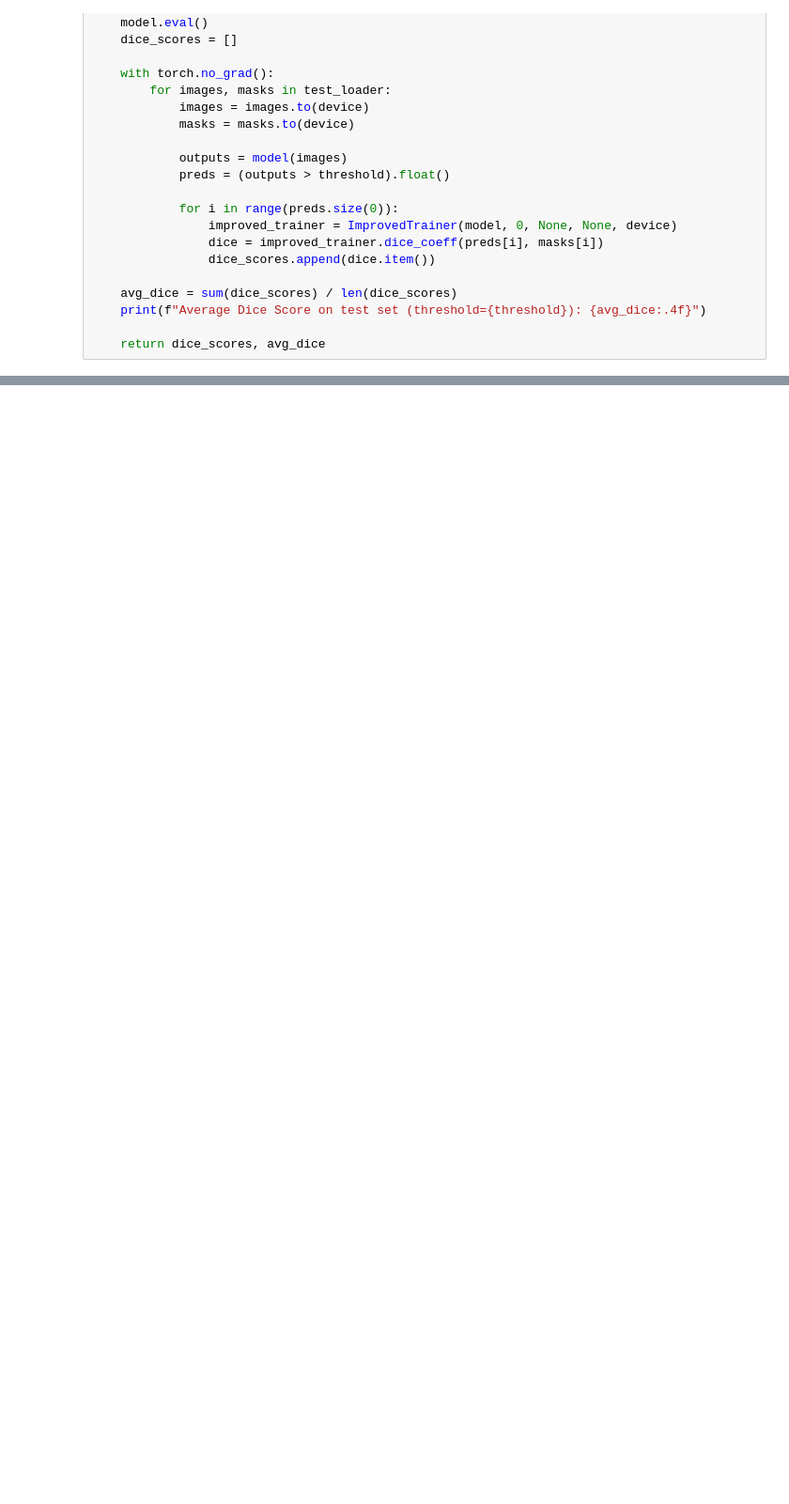
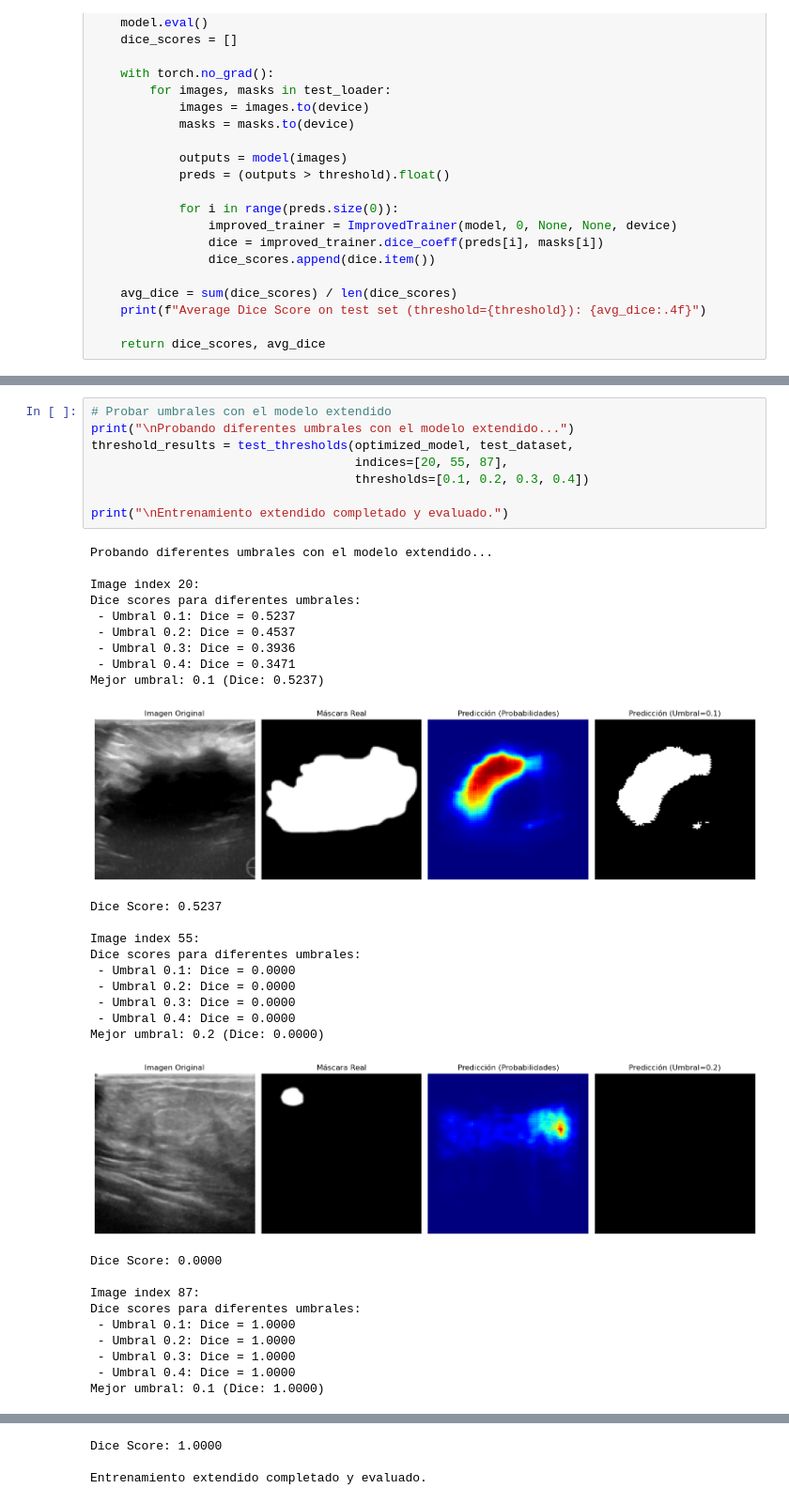
Before and after one commit to higlesiasvd/BreastCareAI, a Jupyter notebook: scripts/CV-AML/N02.1_Metaheuristic_Attention_Unet/N02_Metaheuristic_Attention_Unet.ipynb, the cells around one changed output, grey strips where cells are left out. Shown at 94% size. Drawn from its saved outputs; the diff is of its cells as text; blank space fills up the shorter version.

```diff
--- a/scripts/CV-AML/N02.1_Metaheuristic_Attention_Unet/N02_Metaheuristic_Attention_Unet.ipynb
+++ b/scripts/CV-AML/N02.1_Metaheuristic_Attention_Unet/N02_Metaheuristic_Attention_Unet.ipynb
@@ -1064,0 +1416,38 @@ Evaluation complete!
+# %%
+# Probar umbrales con el modelo extendido
+print("\nProbando diferentes umbrales con el modelo extendido...")
+threshold_results = test_thresholds(optimized_model, test_dataset,
+                                    indices=[20, 55, 87],
+                                    thresholds=[0.1, 0.2, 0.3, 0.4])
+
+print("\nEntrenamiento extendido completado y evaluado.")
+# %% [output]
+Probando diferentes umbrales con el modelo extendido...
+
+Image index 20:
+Dice scores para diferentes umbrales:
+ - Umbral 0.1: Dice = 0.5237
+ - Umbral 0.2: Dice = 0.4537
+ - Umbral 0.3: Dice = 0.3936
+ - Umbral 0.4: Dice = 0.3471
+Mejor umbral: 0.1 (Dice: 0.5237)
+[figure, added]
+Dice Score: 0.5237
+
+Image index 55:
+Dice scores para diferentes umbrales:
+ - Umbral 0.1: Dice = 0.0000
+ - Umbral 0.2: Dice = 0.0000
+ - Umbral 0.3: Dice = 0.0000
+ - Umbral 0.4: Dice = 0.0000
+Mejor umbral: 0.2 (Dice: 0.0000)
+[figure, added]
+Dice Score: 0.0000
+
+Image index 87:
+Dice scores para diferentes umbrales:
+ - Umbral 0.1: Dice = 1.0000
+ - Umbral 0.2: Dice = 1.0000
+ - Umbral 0.3: Dice = 1.0000
+ - Umbral 0.4: Dice = 1.0000
+Mejor umbral: 0.1 (Dice: 1.0000)
@@ -1064,0 +1455,3 @@ Evaluation complete!
+Dice Score: 1.0000
+
+Entrenamiento extendido completado y evaluado.
```
Also changed, not shown: parts of 12 cells of this notebook.
